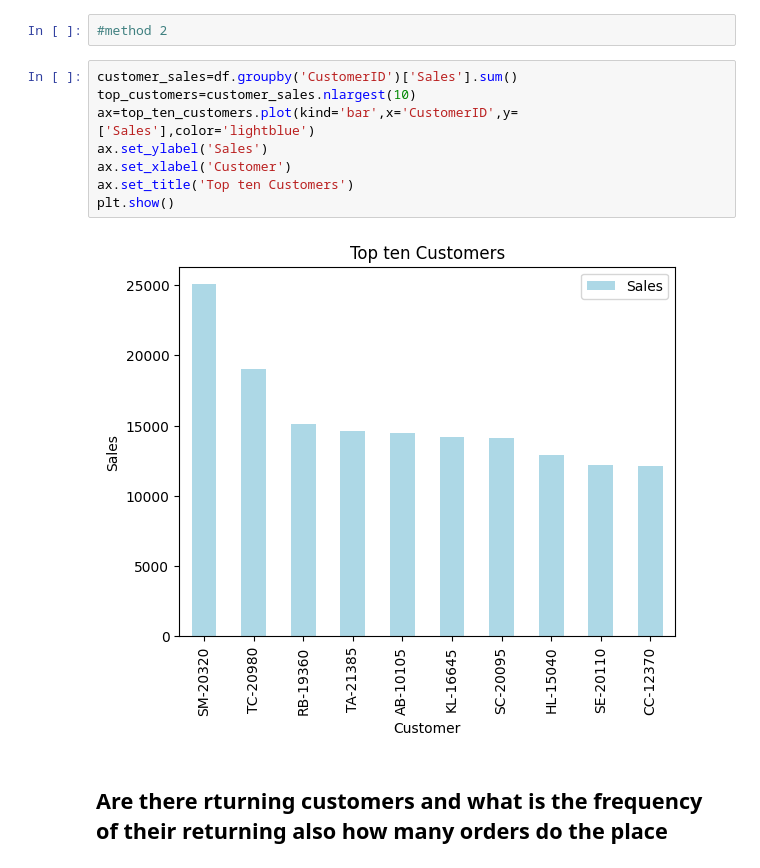
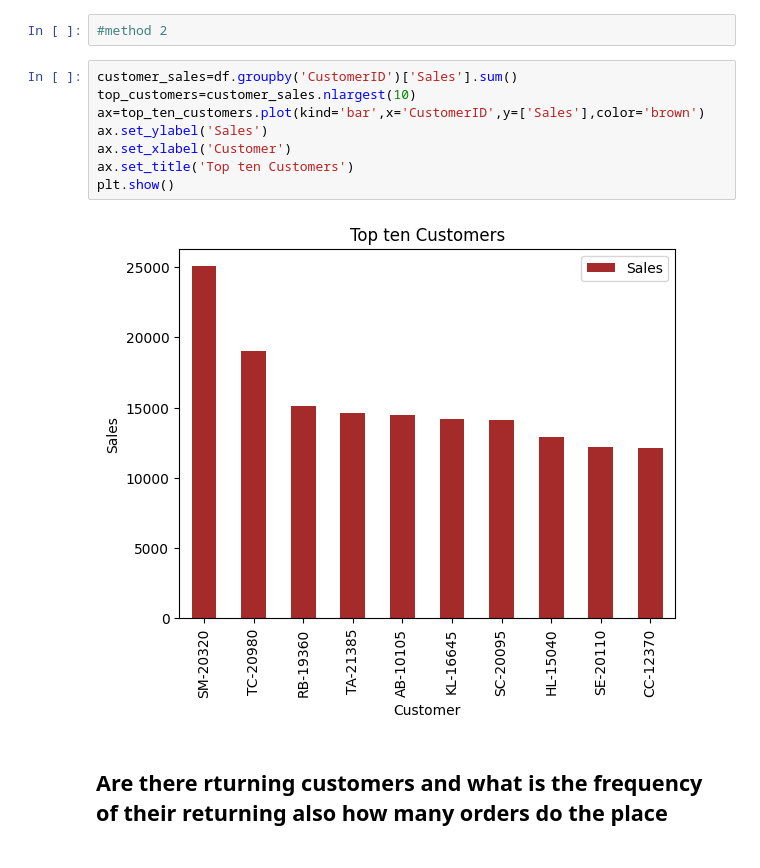
Before and after one commit to iamparody/superstore-analytics, a Jupyter notebook: Superstore Analytics.ipynb, the cells around one changed output. Drawn from its saved outputs; the diff is of its cells as text.

```diff
--- a/Superstore Analytics.ipynb
+++ b/Superstore Analytics.ipynb
@@ -184,13 +184,13 @@ plt.show()
 # %%
 customer_sales=df.groupby('CustomerID')['Sales'].sum()
 top_customers=customer_sales.nlargest(10)
-ax=top_ten_customers.plot(kind='bar',x='CustomerID',y=['Sales'],color='lightblue')
+ax=top_ten_customers.plot(kind='bar',x='CustomerID',y=['Sales'],color='brown')
 ax.set_ylabel('Sales')
 ax.set_xlabel('Customer')
 ax.set_title('Top ten Customers')
 plt.show()
 # %% [output]
-[figure, old version]
+[figure, new version]
 # %% [markdown]
 ## Are there rturning customers and what is the frequency of their returning also how many orders do the place
 # %%
```
Also changed, not shown: parts of 20 cells of this notebook.
